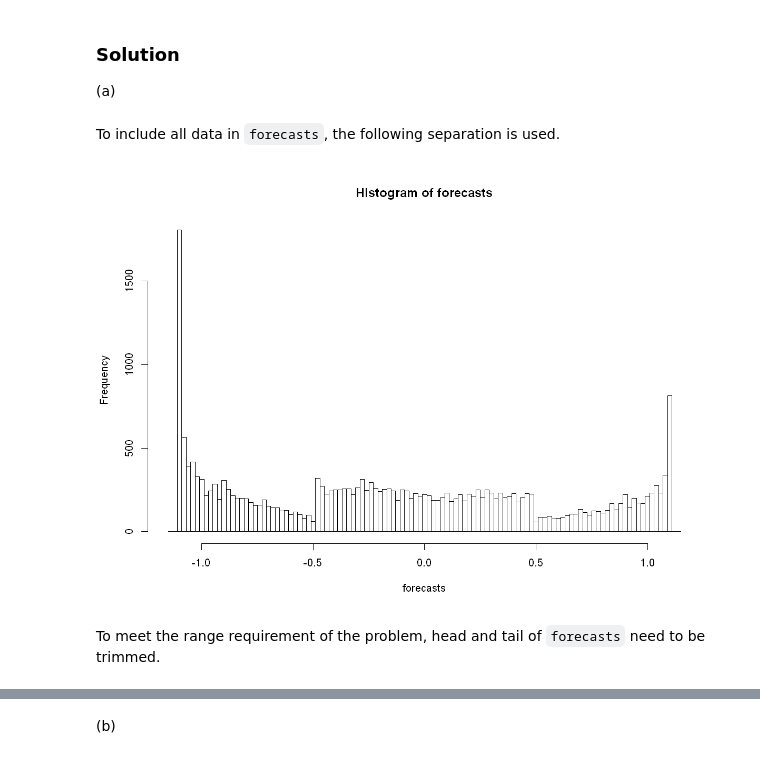
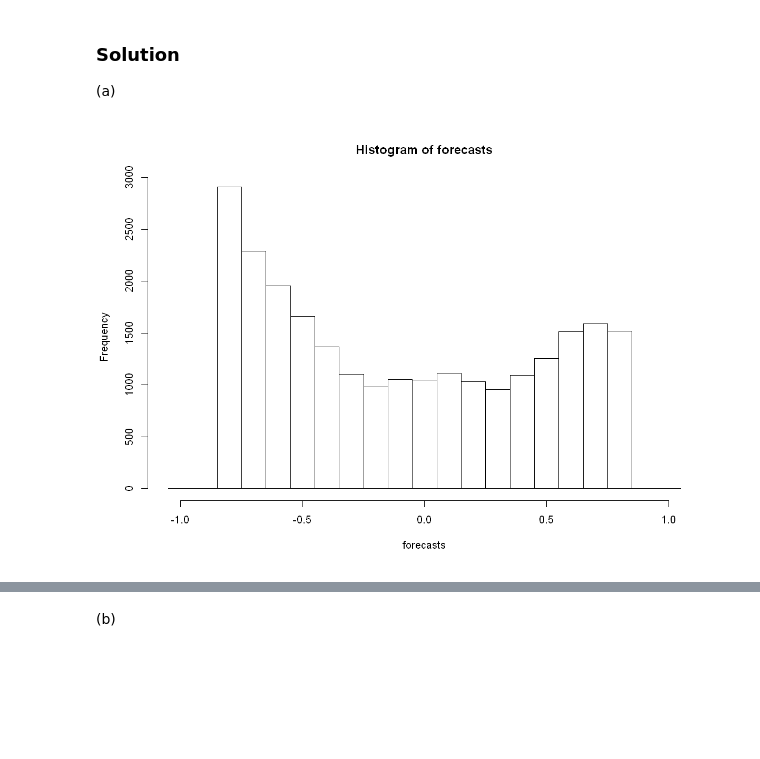
Before and after one commit to gjimzhou/MTH9879-Market-Microstructure-Models, a Jupyter notebook: 9879HW7_Junliang_Zhou.ipynb, the cells around one changed output, grey strips where cells are left out. Drawn from its saved outputs; the diff is of its cells as text; code cells hidden in the pictures; blank space fills up the shorter version.

```diff
--- a/9879HW7_Junliang_Zhou.ipynb
+++ b/9879HW7_Junliang_Zhou.ipynb
@@ -250,14 +250,13 @@ forecasts <- tradeSigns[1:(len-order)]
 
 # Generate forecasts
 for (i in 1:(len-order)) {
-    forecasts[i] <- sum(coefs*tradeSigns[i:(i+order)])
+    forecasts[i] <- sum(coefs*tradeSigns[(i+order-1):i])
 }
+tradeSigns <- tradeSigns[(1+order):len]
-# %% [markdown]
-To include all data in `forecasts`, the following separation is used.
 # %%
-# Histogram for range from -1.15 to 1.15 by 0.02
-hist(forecasts, breaks=seq(-1.15,1.15,by=0.02))
+# Forecasts bounded in range from -1.05 to 1.05 by 0.10
+forecasts <- forecasts[forecasts>-1.05 & forecasts<1.05]
+tradeSigns <- tradeSigns[forecasts>-1.05 & forecasts<1.05]
+hist(forecasts, breaks=seq(-1.05,1.05,by=0.10))
 # %% [output]
-[figure, old version]
+[figure, new version]
-# %% [markdown]
-To meet the range requirement of the problem, head and tail of `forecasts` need to be trimmed.
```
Also changed, not shown: parts of 8 cells of this notebook, 1 other file.
